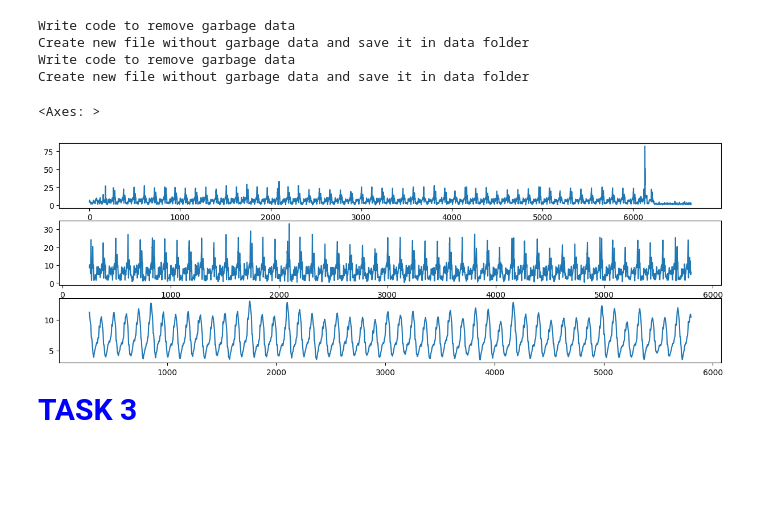
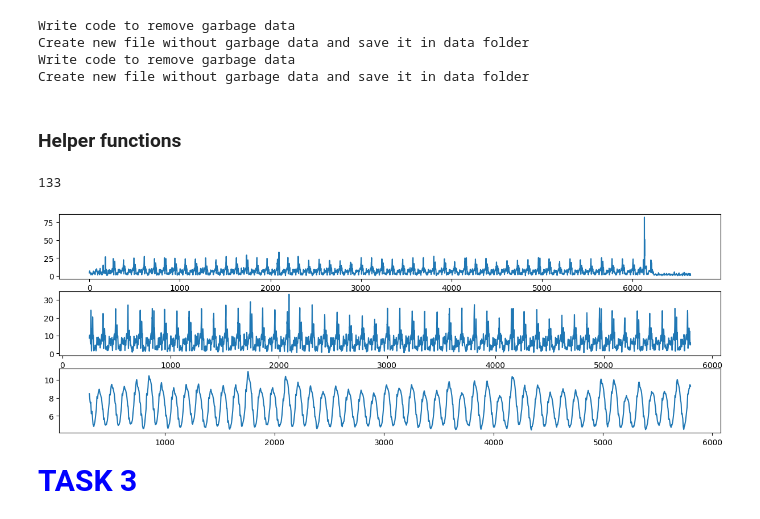
Before and after one commit to cdevre/ga_1, a Jupyter notebook: muc-fall-2022-sensor-data/SensorDataAnalysisActivity.ipynb, the cells around one changed output. Cells and saved outputs as stored; diff of their text form; code cells hidden in the pictures; blank space fills up the shorter version.

Commit message:
implemented basic step counting for task 2
133 steps counted :pensive:

```diff
--- a/muc-fall-2022-sensor-data/SensorDataAnalysisActivity.ipynb
+++ b/muc-fall-2022-sensor-data/SensorDataAnalysisActivity.ipynb
@@ -108,39 +109,51 @@ Write code to remove garbage data
 Create new file without garbage data and save it in data folder
 Write code to remove garbage data
 Create new file without garbage data and save it in data folder
+# %% [markdown]
+### Helper functions
 # %%
+def clip_start_and_end(in_data: pd.DataFrame, start:int, end:int):
+    res = in_data = in_data.loc[start:end]
+    return res
+
+
 def denoise(in_data: pd.DataFrame, averageing_window:int):
     # uses rolling average
     res = in_data.rolling(window=averageing_window).mean()
     return res
 
-def clip_start_and_end(in_data: pd.DataFrame, start:int, end:int):
-    res = in_data = in_data.loc[start:end]
-    return res
 
 def down_sample(in_data: pd.DataFrame, sampling_rate:int):
     # TODO
     return
+
+
+def count_peaks(in_data: pd.DataFrame, threshold:int):
+    peaks, _ = signal.find_peaks(in_data, height=threshold)
+    return peaks
 # %%
 fig, axes = plt.subplots(nrows=3, ncols=1, figsize=(15, 5))  # Adjust the number of subplots as needed
 
 path = "data/walking_steps_1.csv"
 
 data = pd.read_csv(path)
 data["Absolute acceleration (m/s^2)"].plot(ax=axes[0])
 # print(data)
 
 clipped_data = clip_start_and_end(data, 250, 5800)
 clipped_data["Absolute acceleration (m/s^2)"].plot(ax=axes[1])
 
 
-denoised_data = denoise(clipped_data, averageing_window=40)
+denoised_data = denoise(clipped_data, averageing_window=60)
 denoised_data["Absolute acceleration (m/s^2)"].plot(ax=axes[2])
 
+steps = count_peaks(denoised_data["Absolute acceleration (m/s^2)"], threshold= 8)
+print(len(steps))
+
 # plt.show()
 # %% [output]
-<Axes: >
+133
-[figure, old version]
+[figure, new version]
 # %% [markdown]
 <span style="color:blue; font-size:2em;"> **TASK 3** </span>
 # %% [markdown]
```
Also changed, not shown: parts of 1 cell of this notebook.
